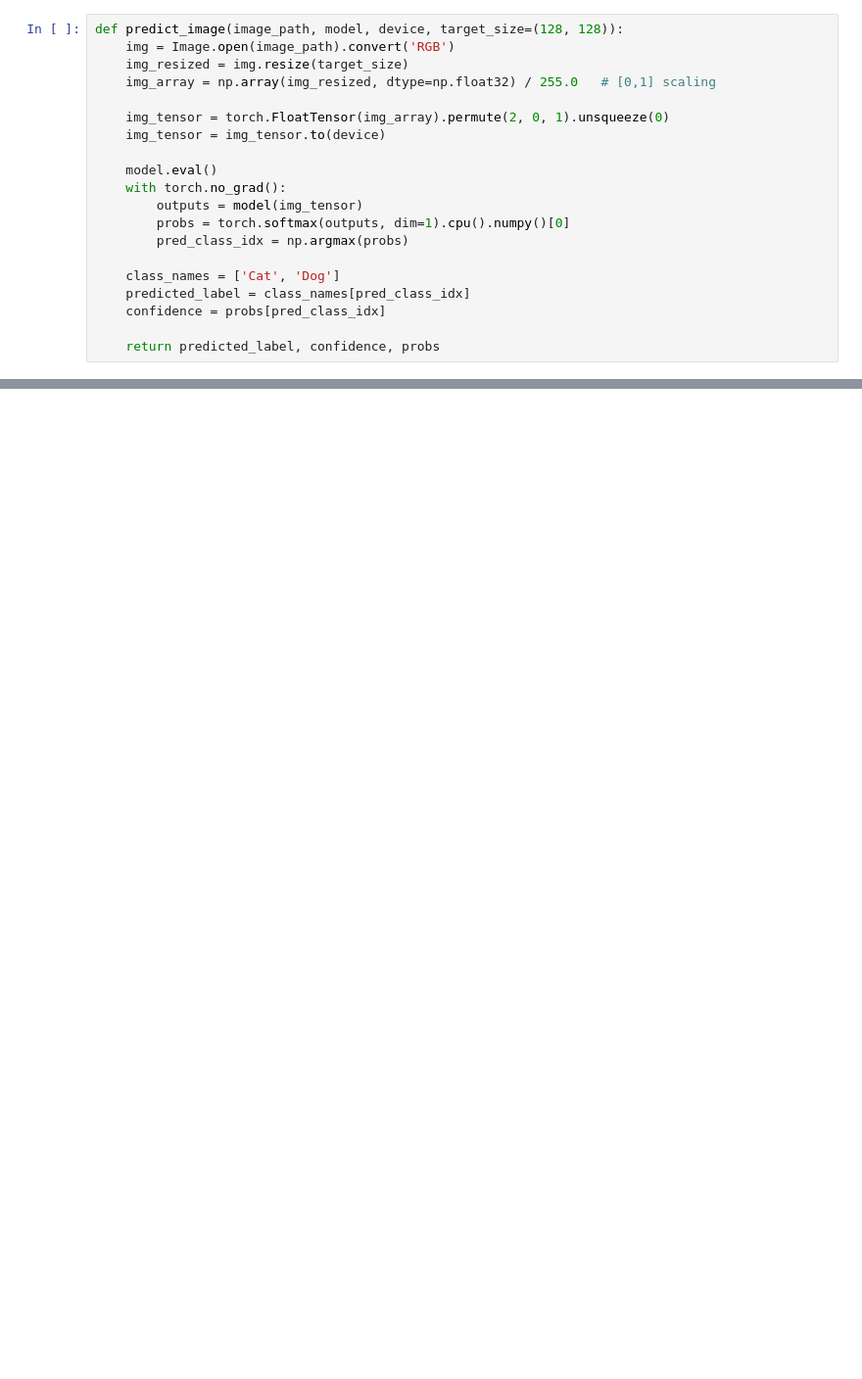
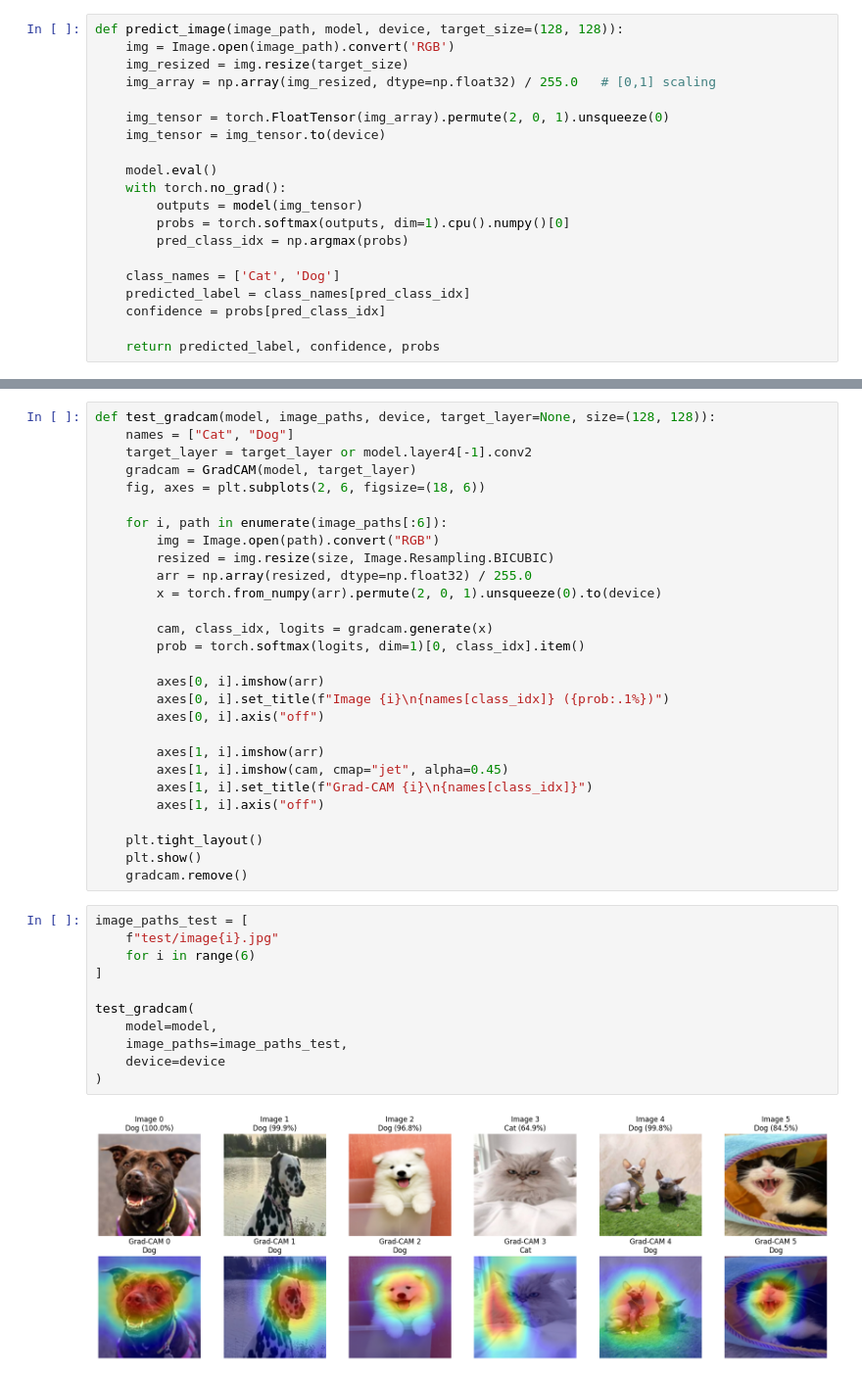
Before and after one commit to tahaElahibakhsh/Cat_Vs_Dog, a Jupyter notebook: main.ipynb, the cells around one changed output, grey strips where cells are left out. Shown at 98% size. Drawn from its saved outputs; the diff is of its cells as text; blank space fills up the shorter version.

Commit message:
grad cam

```diff
--- a/main.ipynb
+++ b/main.ipynb
@@ -429,0 +640,41 @@ Final decision: Dog with 97.20% confidence
+# %%
+def test_gradcam(model, image_paths, device, target_layer=None, size=(128, 128)):
+    names = ["Cat", "Dog"]
+    target_layer = target_layer or model.layer4[-1].conv2
+    gradcam = GradCAM(model, target_layer)
+    fig, axes = plt.subplots(2, 6, figsize=(18, 6))
+
+    for i, path in enumerate(image_paths[:6]):
+        img = Image.open(path).convert("RGB")
+        resized = img.resize(size, Image.Resampling.BICUBIC)
+        arr = np.array(resized, dtype=np.float32) / 255.0
+        x = torch.from_numpy(arr).permute(2, 0, 1).unsqueeze(0).to(device)
+
+        cam, class_idx, logits = gradcam.generate(x)
+        prob = torch.softmax(logits, dim=1)[0, class_idx].item()
+
+        axes[0, i].imshow(arr)
+        axes[0, i].set_title(f"Image {i}\n{names[class_idx]} ({prob:.1%})")
+        axes[0, i].axis("off")
+
+        axes[1, i].imshow(arr)
+        axes[1, i].imshow(cam, cmap="jet", alpha=0.45)
+        axes[1, i].set_title(f"Grad-CAM {i}\n{names[class_idx]}")
+        axes[1, i].axis("off")
+
+    plt.tight_layout()
+    plt.show()
+    gradcam.remove()
+# %%
+image_paths_test = [
+    f"test/image{i}.jpg"
+    for i in range(6)
+]
+
+test_gradcam(
+    model=model,
+    image_paths=image_paths_test,
+    device=device
+)
+# %% [output]
+[figure, added]
```
Also changed, not shown: parts of 10 cells of this notebook, 9 other files.
